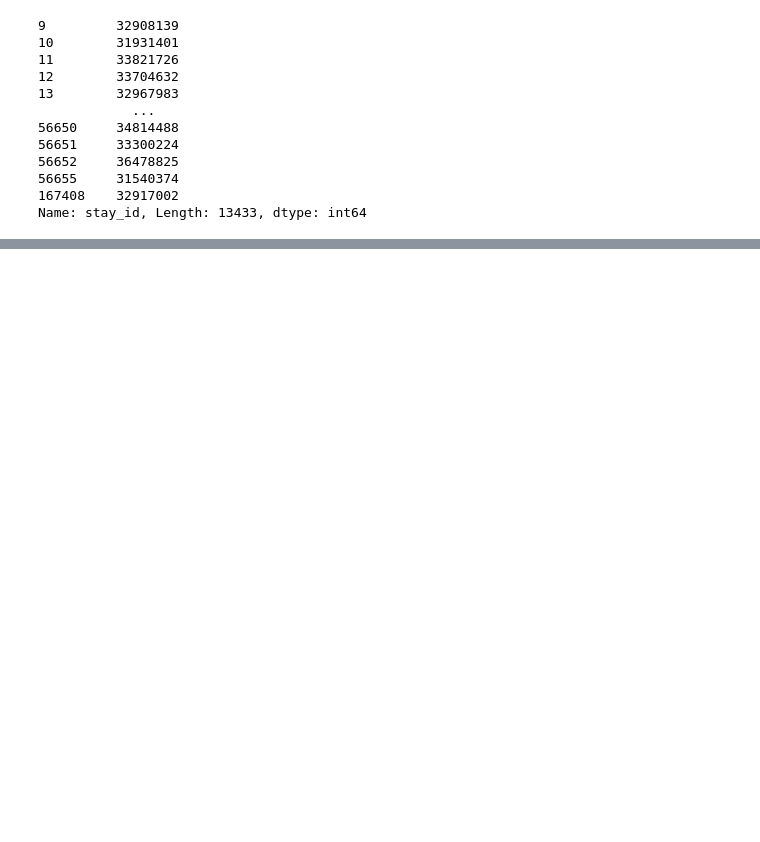
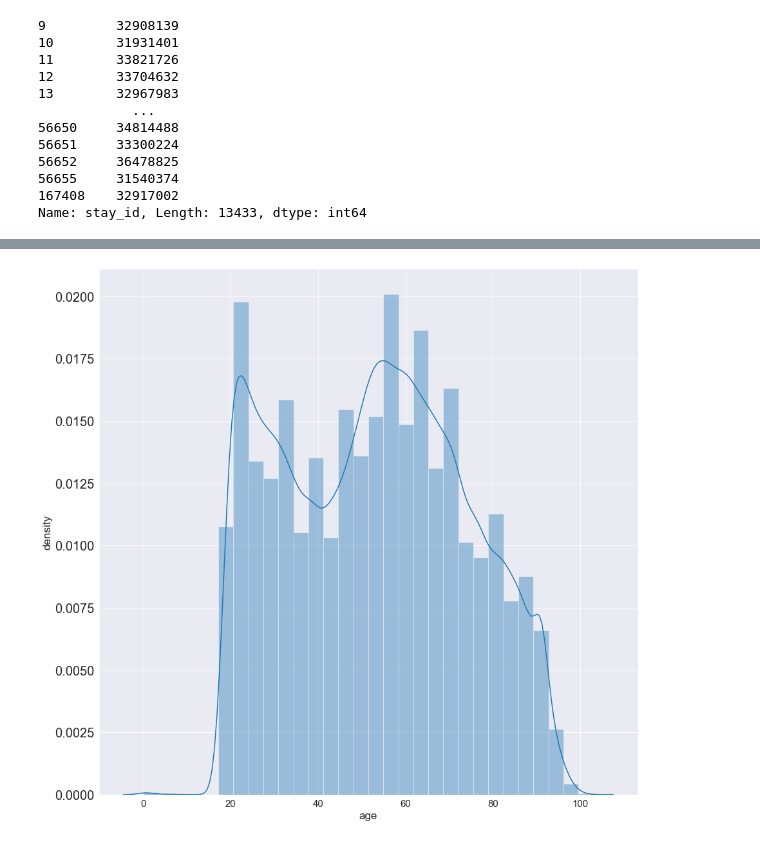
Before and after one commit to noseaj/mimiciv-High-blood-pressure, a Jupyter notebook: eda/data_preprocess.ipynb, the cells around one changed output, grey strips where cells are left out. Cells and saved outputs as stored; diff of their text form; code cells hidden in the pictures; blank space fills up the shorter version.

```diff
--- a/eda/data_preprocess.ipynb
+++ b/eda/data_preprocess.ipynb
@@ -40,0 +126,2 @@ df_cut.to_csv('../dataset/df_patient.csv', index=False)
+# %%
+df = df.drop(data[data['결측비율 (%)'] > 20]['col'], axis=1)
@@ -40,0 +246,16 @@ df_cut.to_csv('../dataset/df_patient.csv', index=False)
+# %%
+# plt.rcParams["figure.figsize"] = (15,15)
+sns.set_style('darkgrid')
+sns.distplot(df['age'], bins=30)
+# sns.barplot(data=data, x=data.iloc[0], y=data.iloc[1])
+# for p in ax.patches:
+#     left, bottom, width, height = p.get_bbox().bounds
+#     ax.annotate("%.1f m"%(height/1e6), (left+width/2, height*1.01), ha='center')
+# plt.rc('xtick', labelsize=15)
+# plt.rc('ytick', labelsize=20)
+plt.xlabel('age', fontsize=17)
+plt.ylabel('density', fontsize=17)
+# plt.legend(loc='lower right')
+plt.show()
+# %% [output]
+[figure, added]
```
Also changed, not shown: parts of 20 cells of this notebook, 5 other files.
